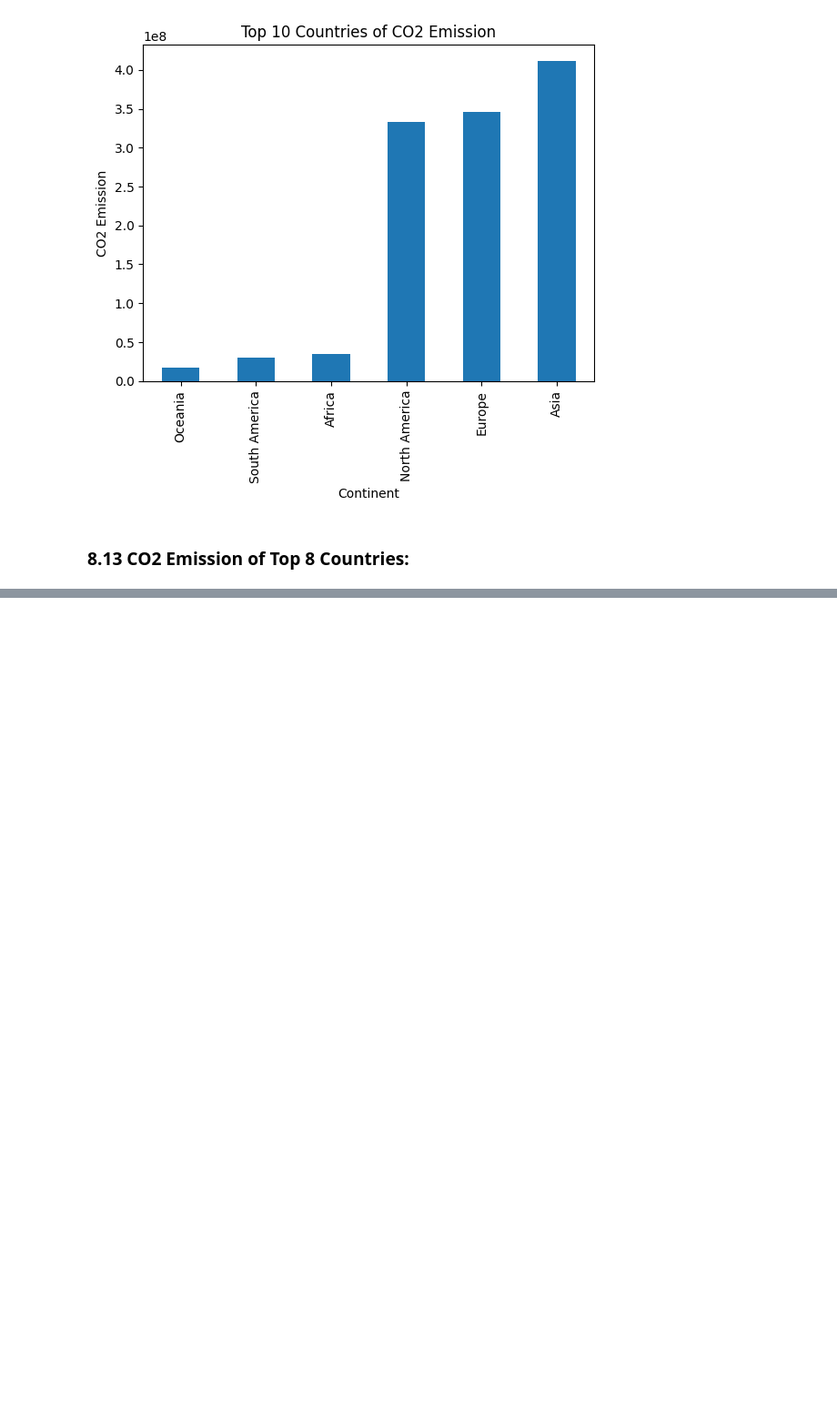
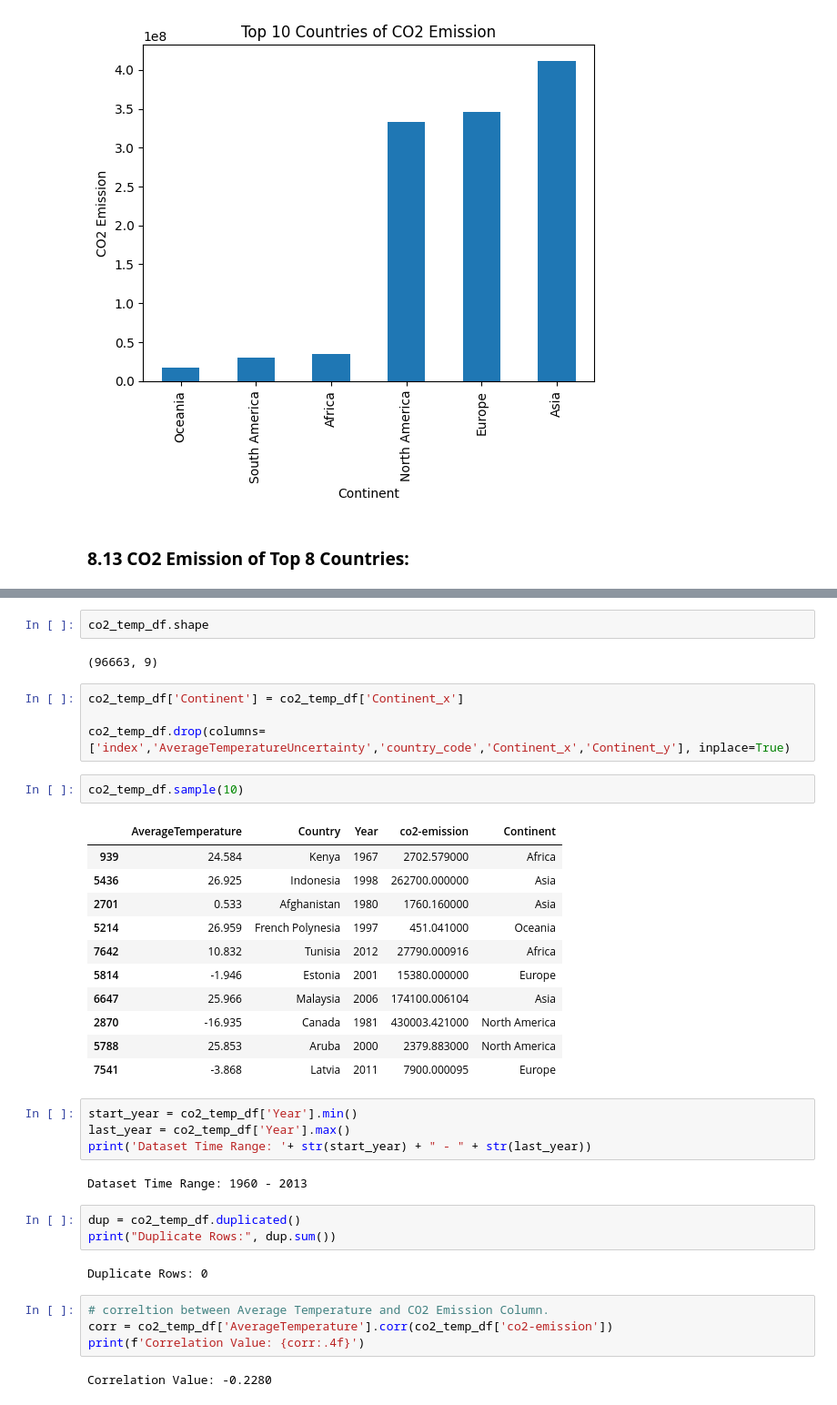
Before and after one commit to HassanZeb01/land_temperature_by_country, a Jupyter notebook: climate_temperature.ipynb, the cells around one changed output, grey strips where cells are left out. Shown at 91% size. Saved outputs shown, nothing was run; the diff lists cells and outputs as text; blank space fills up the shorter version.

```diff
--- a/climate_temperature.ipynb
+++ b/climate_temperature.ipynb
@@ -1164,0 +1207,39 @@ plt.show()
+# %%
+co2_temp_df.shape
+# %% [output]
+(96663, 9)
+# %%
+co2_temp_df['Continent'] = co2_temp_df['Continent_x']
+
+co2_temp_df.drop(columns=['index','AverageTemperatureUncertainty','country_code','Continent_x','Continent_y'], inplace=True)
+# %%
+co2_temp_df.sample(10)
+# %% [output]
+|  | AverageTemperature | Country | Year | co2-emission | Continent |
+| 939 | 24.584 | Kenya | 1967 | 2702.579000 | Africa |
+| 5436 | 26.925 | Indonesia | 1998 | 262700.000000 | Asia |
+| 2701 | 0.533 | Afghanistan | 1980 | 1760.160000 | Asia |
+| 5214 | 26.959 | French Polynesia | 1997 | 451.041000 | Oceania |
+| 7642 | 10.832 | Tunisia | 2012 | 27790.000916 | Africa |
+| 5814 | -1.946 | Estonia | 2001 | 15380.000000 | Europe |
+| 6647 | 25.966 | Malaysia | 2006 | 174100.006104 | Asia |
+| 2870 | -16.935 | Canada | 1981 | 430003.421000 | North America |
+| 5788 | 25.853 | Aruba | 2000 | 2379.883000 | North America |
+| 7541 | -3.868 | Latvia | 2011 | 7900.000095 | Europe |
+# %%
+start_year = co2_temp_df['Year'].min()
+last_year = co2_temp_df['Year'].max()
+print('Dataset Time Range: '+ str(start_year) + " - " + str(last_year))
+# %% [output]
+Dataset Time Range: 1960 - 2013
+# %%
+dup = co2_temp_df.duplicated()
+print("Duplicate Rows:", dup.sum())
+# %% [output]
+Duplicate Rows: 0
+# %%
+# correltion between Average Temperature and CO2 Emission Column.
+corr = co2_temp_df['AverageTemperature'].corr(co2_temp_df['co2-emission'])
+print(f'Correlation Value: {corr:.4f}')
+# %% [output]
+Correlation Value: -0.2280
```
Also changed, not shown: parts of 33 cells of this notebook.
